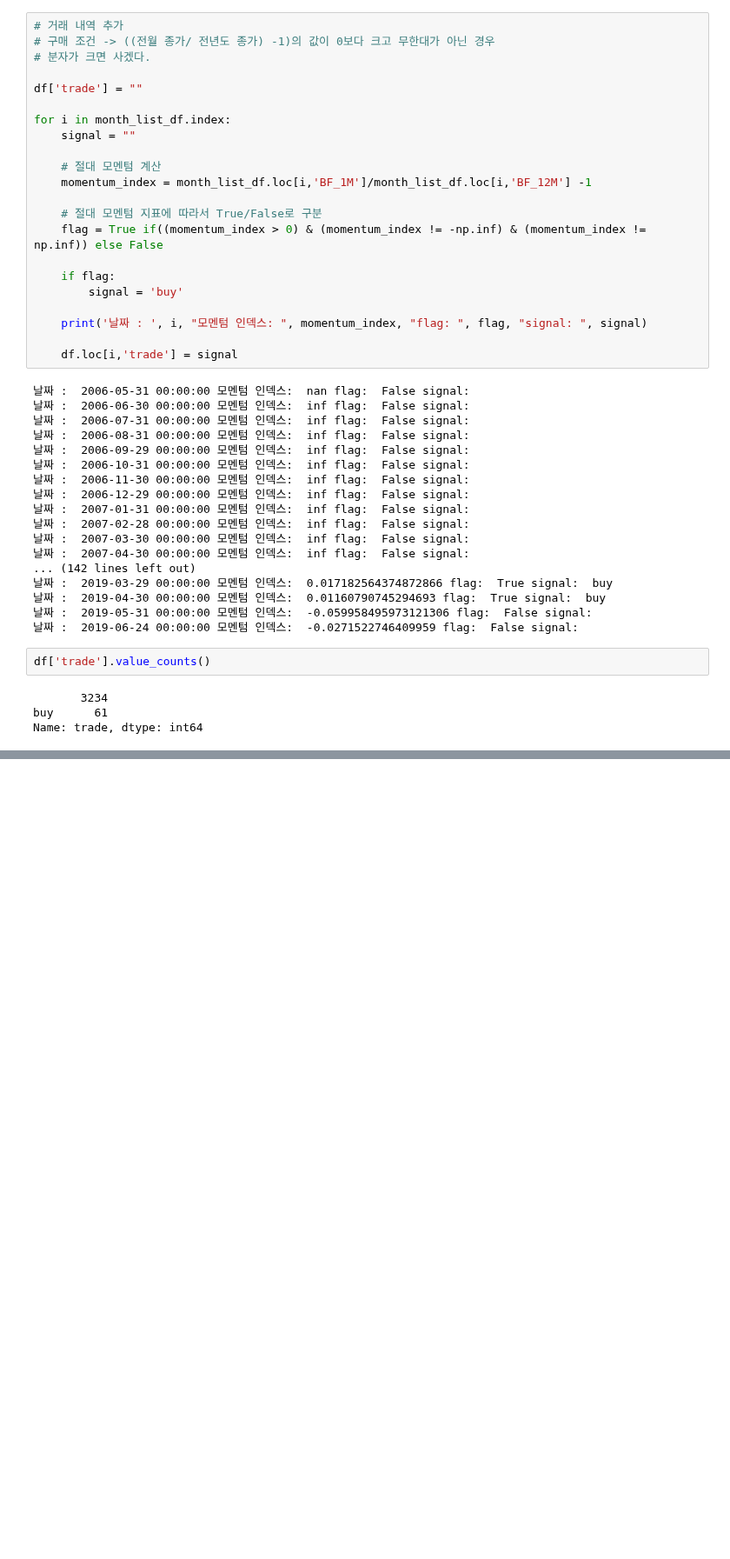
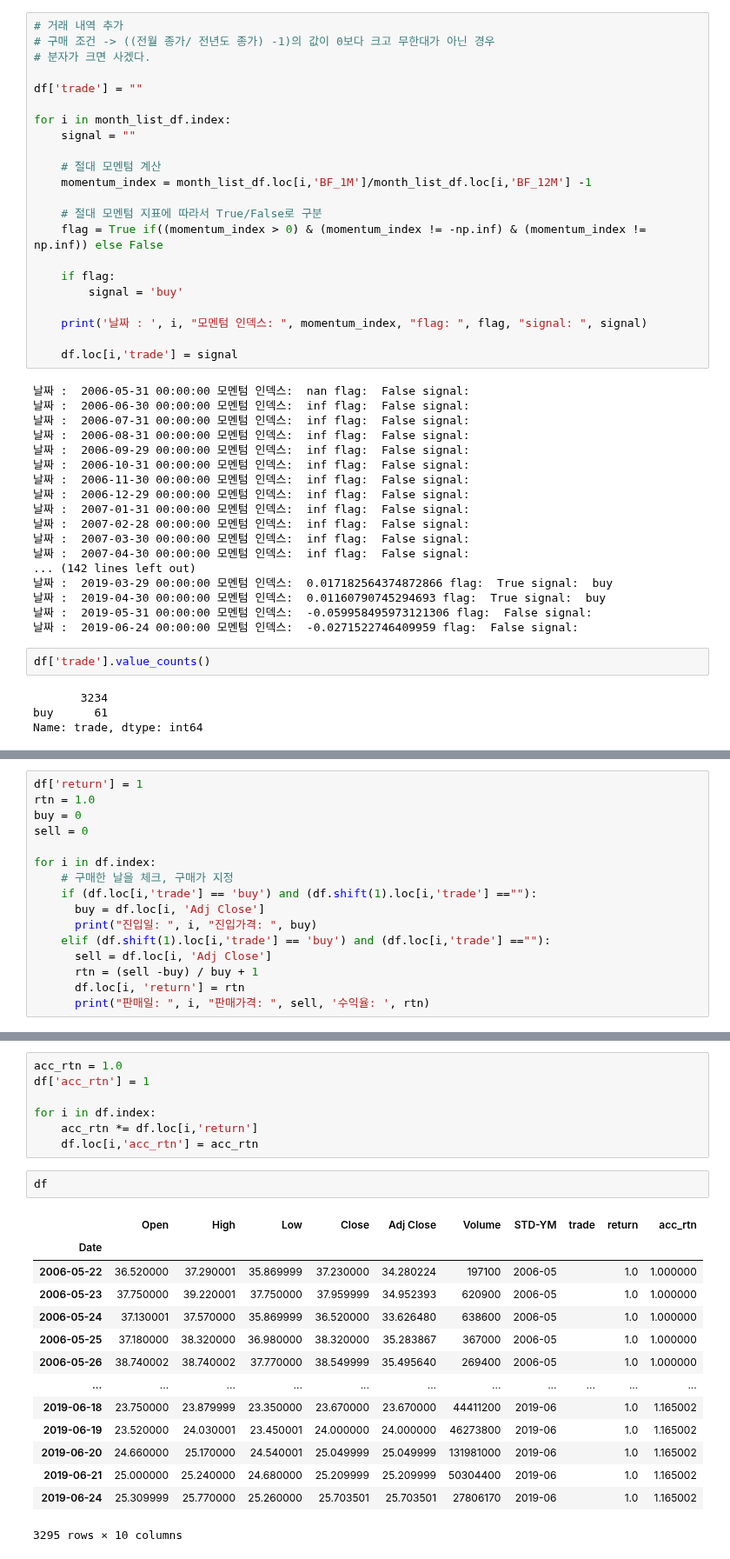
Before and after one commit to sejinhwang97ko/2023prac, a Jupyter notebook: 20230414/01_momentum.ipynb, the cells around one changed output, grey strips where cells are left out. Shown at 87% size. Drawn from its saved outputs; the diff is of its cells as text; blank space fills up the shorter version.

```diff
--- a/20230414/01_momentum.ipynb
+++ b/20230414/01_momentum.ipynb
@@ -314,0 +339,16 @@ Name: trade, dtype: int64
+# %%
+df['return'] = 1
+rtn = 1.0
+buy = 0
+sell = 0
+
+for i in df.index:
+    # 구매한 날을 체크, 구매가 지정
+    if (df.loc[i,'trade'] == 'buy') and (df.shift(1).loc[i,'trade'] ==""):
+      buy = df.loc[i, 'Adj Close']
+      print("진입일: ", i, "진입가격: ", buy)
+    elif (df.shift(1).loc[i,'trade'] == 'buy') and (df.loc[i,'trade'] ==""):
+      sell = df.loc[i, 'Adj Close']
+      rtn = (sell -buy) / buy + 1
+      df.loc[i, 'return'] = rtn
+      print("판매일: ", i, "판매가격: ", sell, '수익율: ', rtn)
@@ -314,0 +378,24 @@ Name: trade, dtype: int64
+# %%
+acc_rtn = 1.0
+df['acc_rtn'] = 1
+
+for i in df.index:
+    acc_rtn *= df.loc[i,'return']
+    df.loc[i,'acc_rtn'] = acc_rtn
+# %%
+df
+# %% [output]
+|  | Open | High | Low | Close | Adj Close | Volume | STD-YM | trade | return | acc_rtn |
+| Date |  |  |  |  |  |  |  |  |  |  |
+| 2006-05-22 | 36.520000 | 37.290001 | 35.869999 | 37.230000 | 34.280224 | 197100 | 2006-05 |  | 1.0 | 1.000000 |
+| 2006-05-23 | 37.750000 | 39.220001 | 37.750000 | 37.959999 | 34.952393 | 620900 | 2006-05 |  | 1.0 | 1.000000 |
+| 2006-05-24 | 37.130001 | 37.570000 | 35.869999 | 36.520000 | 33.626480 | 638600 | 2006-05 |  | 1.0 | 1.000000 |
+| 2006-05-25 | 37.180000 | 38.320000 | 36.980000 | 38.320000 | 35.283867 | 367000 | 2006-05 |  | 1.0 | 1.000000 |
+| 2006-05-26 | 38.740002 | 38.740002 | 37.770000 | 38.549999 | 35.495640 | 269400 | 2006-05 |  | 1.0 | 1.000000 |
+| ... | ... | ... | ... | ... | ... | ... | ... | ... | ... | ... |
+| 2019-06-18 | 23.750000 | 23.879999 | 23.350000 | 23.670000 | 23.670000 | 44411200 | 2019-06 |  | 1.0 | 1.165002 |
+| 2019-06-19 | 23.520000 | 24.030001 | 23.450001 | 24.000000 | 24.000000 | 46273800 | 2019-06 |  | 1.0 | 1.165002 |
+| 2019-06-20 | 24.660000 | 25.170000 | 24.540001 | 25.049999 | 25.049999 | 131981000 | 2019-06 |  | 1.0 | 1.165002 |
+| 2019-06-21 | 25.000000 | 25.240000 | 24.680000 | 25.209999 | 25.209999 | 50304400 | 2019-06 |  | 1.0 | 1.165002 |
+| 2019-06-24 | 25.309999 | 25.770000 | 25.260000 | 25.703501 | 25.703501 | 27806170 | 2019-06 |  | 1.0 | 1.165002 |
+3295 rows × 10 columns
```
Also changed, not shown: parts of 5 cells of this notebook.
